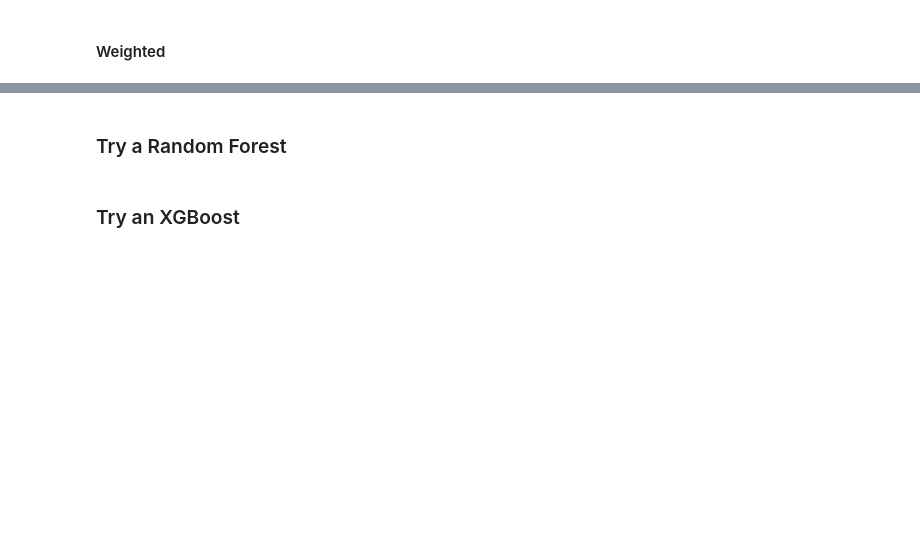
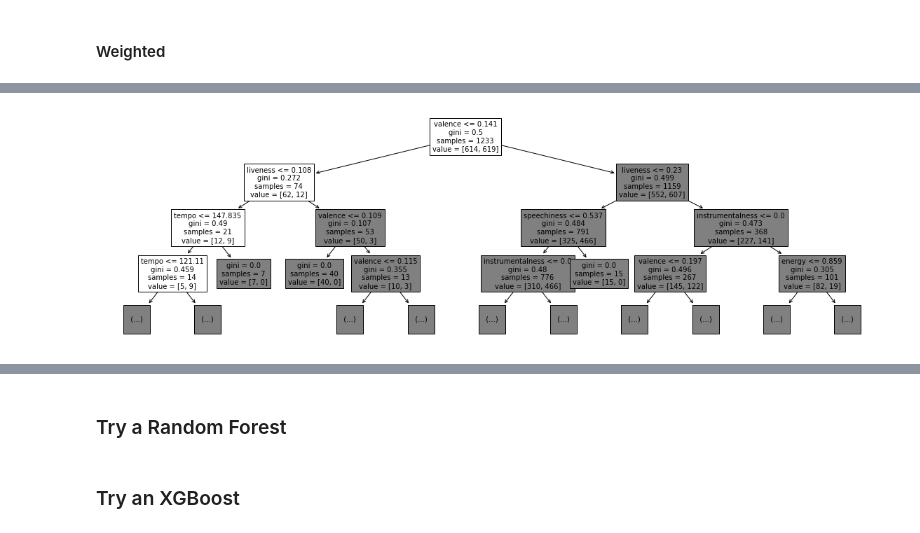
Before and after one commit to bmccabe96/Spotify_Popularity_Classification, a Jupyter notebook: Rap_Modeling.ipynb, the cells around one changed output, grey strips where cells are left out. Drawn from its saved outputs; the diff is of its cells as text; code cells hidden in the pictures; blank space fills up the shorter version.

```diff
--- a/Rap_Modeling.ipynb
+++ b/Rap_Modeling.ipynb
@@ -99,0 +286,8 @@ weighted avg       0.67      0.67      0.66       309
+# %%
+# Decision tree is huge so we can't nicely visualize it all, but the below it just to get an idea of the
+# first few layers
+plt.figure(figsize=(20,6))
+plot_tree(grid_tree.best_estimator_, max_depth=3, fontsize=10, feature_names=X.columns)
+plt.show()
+# %% [output]
+[figure, added]
```
Also changed, not shown: parts of 37 cells of this notebook.
